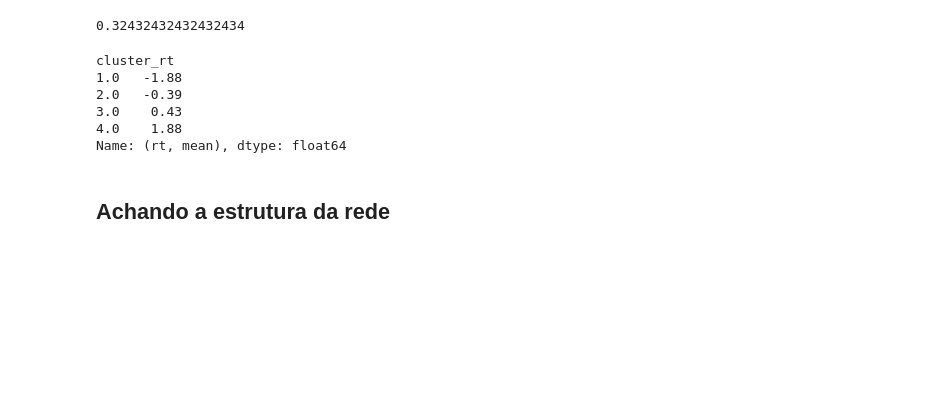
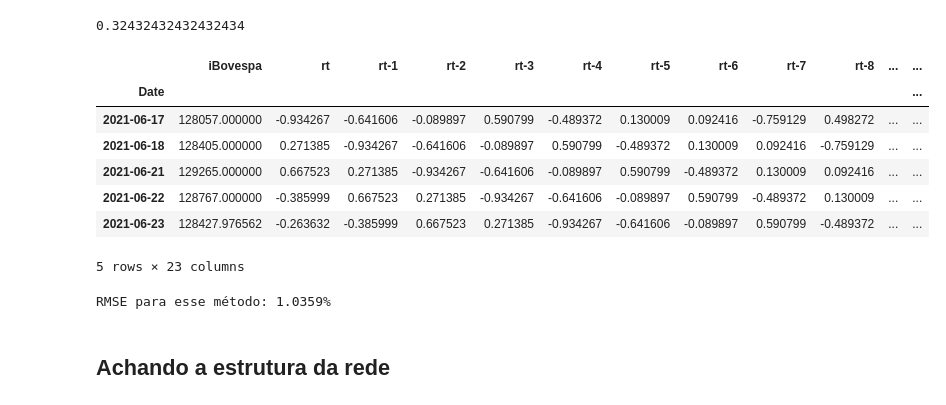
Before and after one commit to cafe-com-analytics/stock_market_index_daily_direction, a Jupyter notebook: notebooks/01_reproducing_paper_ibovespa.ipynb, the cells around one changed output. Saved outputs shown, nothing was run; the diff lists cells and outputs as text; code cells hidden in the pictures; blank space fills up the shorter version.

```diff
--- a/notebooks/01_reproducing_paper_ibovespa.ipynb
+++ b/notebooks/01_reproducing_paper_ibovespa.ipynb
@@ -331,22 +331,28 @@ plot_confusion_matrix(model, X_test_[lst_rts[1:]], X_test_["cluster_rt"], normal
 accuracy_score(X_test_["cluster_rt"], y_pred, normalize=True)
 # %% [output]
 0.32432432432432434
+# %%
+X_test_.tail()
+# %% [output]
+|  | iBovespa | rt | rt-1 | rt-2 | rt-3 | rt-4 | rt-5 | rt-6 | rt-7 | rt-8 | ... | ... |
+| Date |  |  |  |  |  |  |  |  |  |  |  | ... |
+| 2021-06-17 | 128057.000000 | -0.934267 | -0.641606 | -0.089897 | 0.590799 | -0.489372 | 0.130009 | 0.092416 | -0.759129 | 0.498272 | ... | ... |
+| 2021-06-18 | 128405.000000 | 0.271385 | -0.934267 | -0.641606 | -0.089897 | 0.590799 | -0.489372 | 0.130009 | 0.092416 | -0.759129 | ... | ... |
+| 2021-06-21 | 129265.000000 | 0.667523 | 0.271385 | -0.934267 | -0.641606 | -0.089897 | 0.590799 | -0.489372 | 0.130009 | 0.092416 | ... | ... |
+| 2021-06-22 | 128767.000000 | -0.385999 | 0.667523 | 0.271385 | -0.934267 | -0.641606 | -0.089897 | 0.590799 | -0.489372 | 0.130009 | ... | ... |
+| 2021-06-23 | 128427.976562 | -0.263632 | -0.385999 | 0.667523 | 0.271385 | -0.934267 | -0.641606 | -0.089897 | 0.590799 | -0.489372 | ... | ... |
+5 rows × 23 columns
 # %%
 rt_mean = round(X_train.groupby(by=["cluster_rt"]).agg({"rt": ["min", "max","count", "mean"]}), 2)[("rt", "mean")]
 rt_mean
-# conditions = [X_test_["y_pred"]==1.0, X_test_["y_pred"]==2.0, X_test_["y_pred"]==3.0, X_test_["y_pred"]==4.0]
-# choices = rt_mean.tolist()
-# X_test_["rt_predict"] = np.select(conditions, choices, default=np.nan)
+conditions = [X_test_["y_pred"]==1.0, X_test_["y_pred"]==2.0, X_test_["y_pred"]==3.0, X_test_["y_pred"]==4.0]
+choices = rt_mean.tolist()
+X_test_["rt_predict"] = np.select(conditions, choices, default=np.nan)
 
-# rmse_uniform = mean_squared_error(X_test_["rt"], X_test_["rt_predict"], squared=False)
-# print(f"RMSE para esse método: {round(rmse_uniform, 4)}%")
+rmse_uniform = mean_squared_error(X_test_["rt"], X_test_["rt_predict"], squared=False)
+print(f"RMSE para esse método: {round(rmse_uniform, 4)}%")
 # %% [output]
-cluster_rt
-1.0   -1.88
-2.0   -0.39
-3.0    0.43
-4.0    1.88
-Name: (rt, mean), dtype: float64
+RMSE para esse método: 1.0359%
 # %% [markdown]
 ## Achando a estrutura da rede
 # %%
```
Also changed, not shown: 2 other files.
